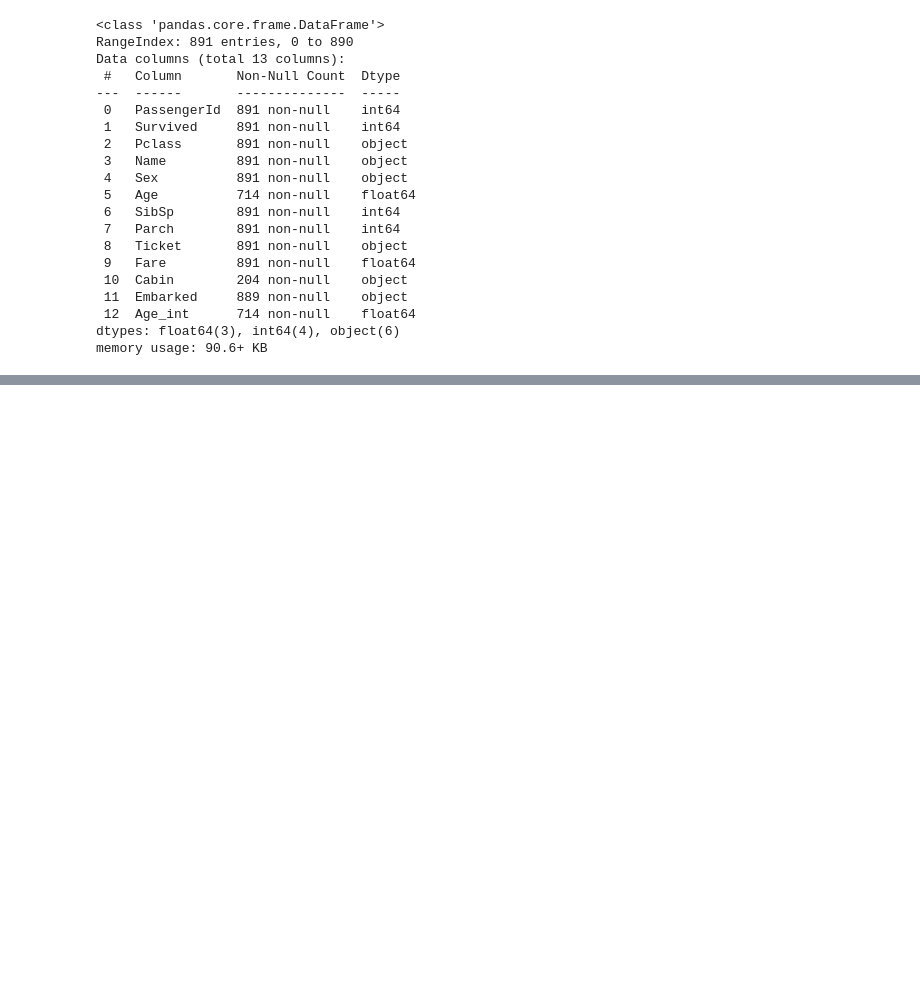
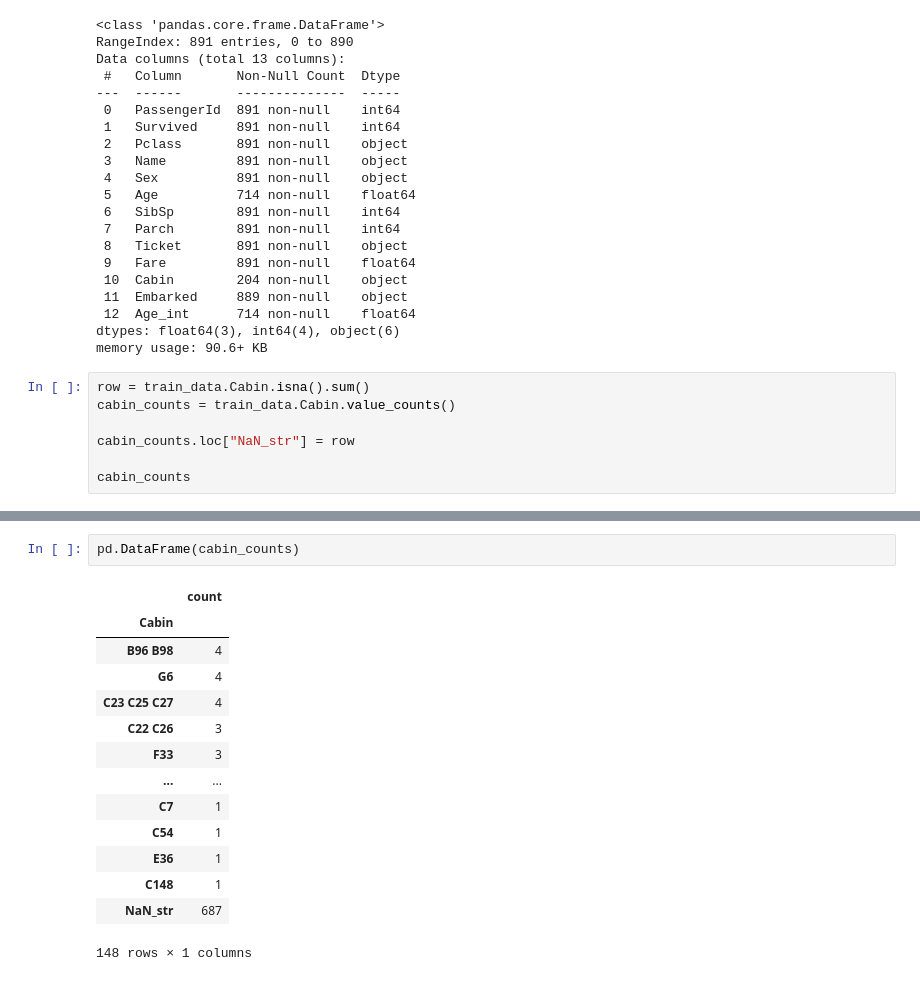
Before and after one commit to NurmukhamedKZ/Data-Projects, a Jupyter notebook: Titanic/titanic.ipynb, the cells around one changed output, grey strips where cells are left out. Cells and saved outputs as stored; diff of their text form; blank space fills up the shorter version.

```diff
--- a/Titanic/titanic.ipynb
+++ b/Titanic/titanic.ipynb
@@ -265,3 +265,10 @@ Data columns (total 13 columns):
  12  Age_int      714 non-null    float64
 dtypes: float64(3), int64(4), object(6)
 memory usage: 90.6+ KB
+# %%
+row = train_data.Cabin.isna().sum()
+cabin_counts = train_data.Cabin.value_counts()
+
+cabin_counts.loc["NaN_str"] = row
+
+cabin_counts
@@ -267,0 +289,17 @@ memory usage: 90.6+ KB
+# %%
+pd.DataFrame(cabin_counts)
+# %% [output]
+|  | count |
+| Cabin |  |
+| B96 B98 | 4 |
+| G6 | 4 |
+| C23 C25 C27 | 4 |
+| C22 C26 | 3 |
+| F33 | 3 |
+| ... | ... |
+| C7 | 1 |
+| C54 | 1 |
+| E36 | 1 |
+| C148 | 1 |
+| NaN_str | 687 |
+148 rows × 1 columns
```
Also changed, not shown: parts of 1 cell of this notebook, 10 other files.
